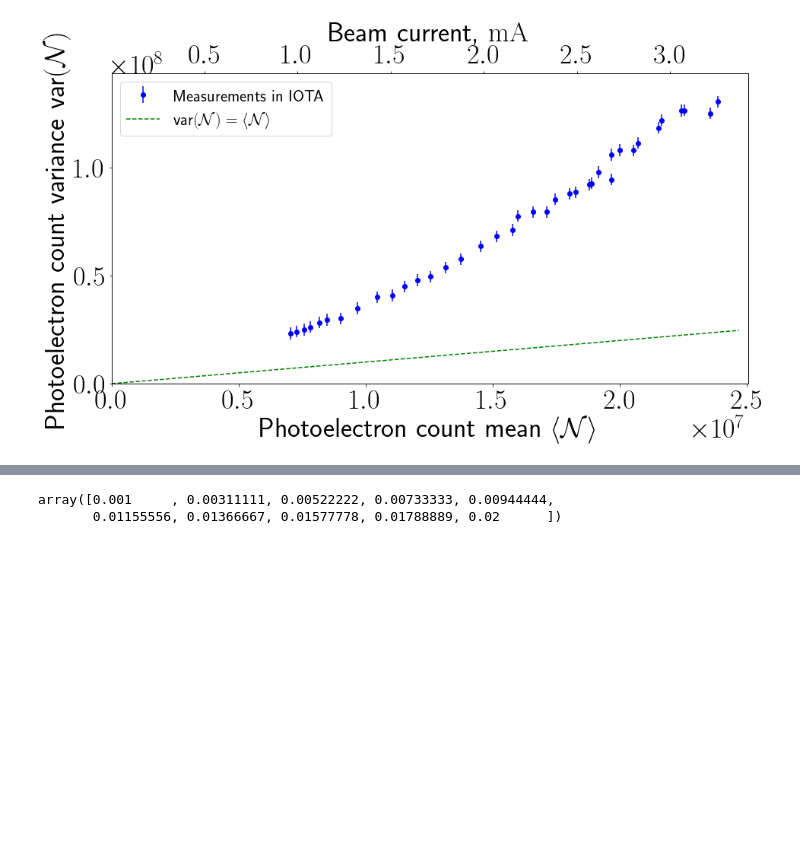
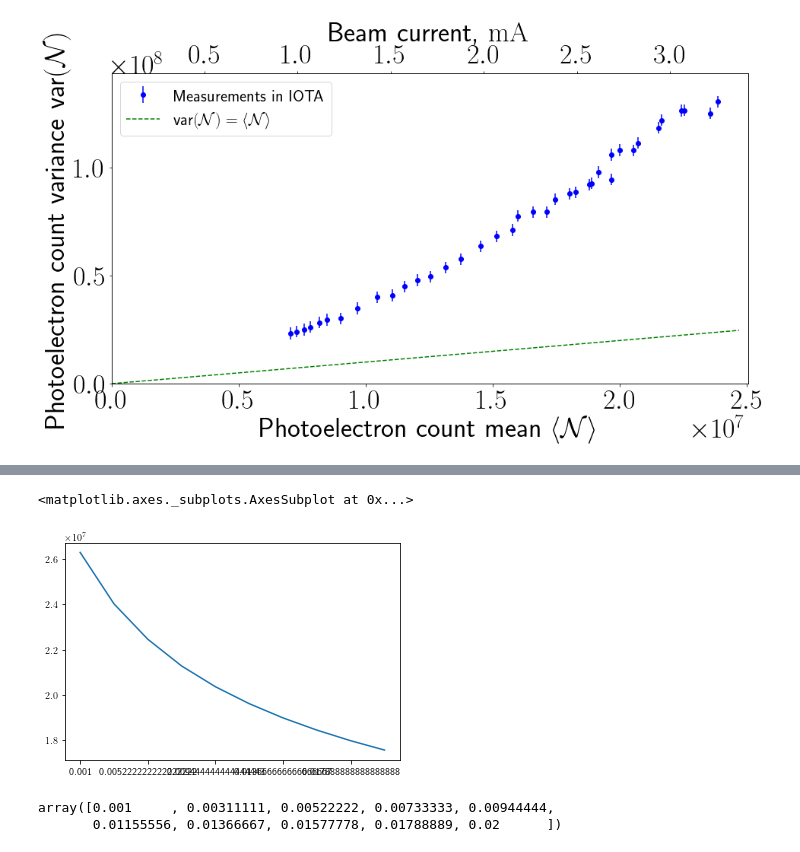
Before and after one commit to IharLobach/fur, a Jupyter notebook: shifts/shift_03_16_2020/flat/plot_flat.ipynb, the cells around one changed output, grey strips where cells are left out. Cells and saved outputs as stored; diff of their text form; code cells hidden in the pictures; blank space fills up the shorter version.

```diff
--- a/shifts/shift_03_16_2020/flat/plot_flat.ipynb
+++ b/shifts/shift_03_16_2020/flat/plot_flat.ipynb
@@ -53,3 +44,11 @@ df.head()
+# %%
+df1 = df.apply(lambda row: row.index+row.index**2/row,axis=0)
+# %%
+plt.rcParams.update({'font.size': 10,'legend.fontsize':10})
+df1.iloc[0,:].plot()
+# %% [output]
+<matplotlib.axes._subplots.AxesSubplot at 0x...>
+[figure, added]
 # %%
 eys = df.columns.values.astype(np.float64)
 # %%
```
Also changed, not shown: parts of 1 cell of this notebook, 7 other files.
